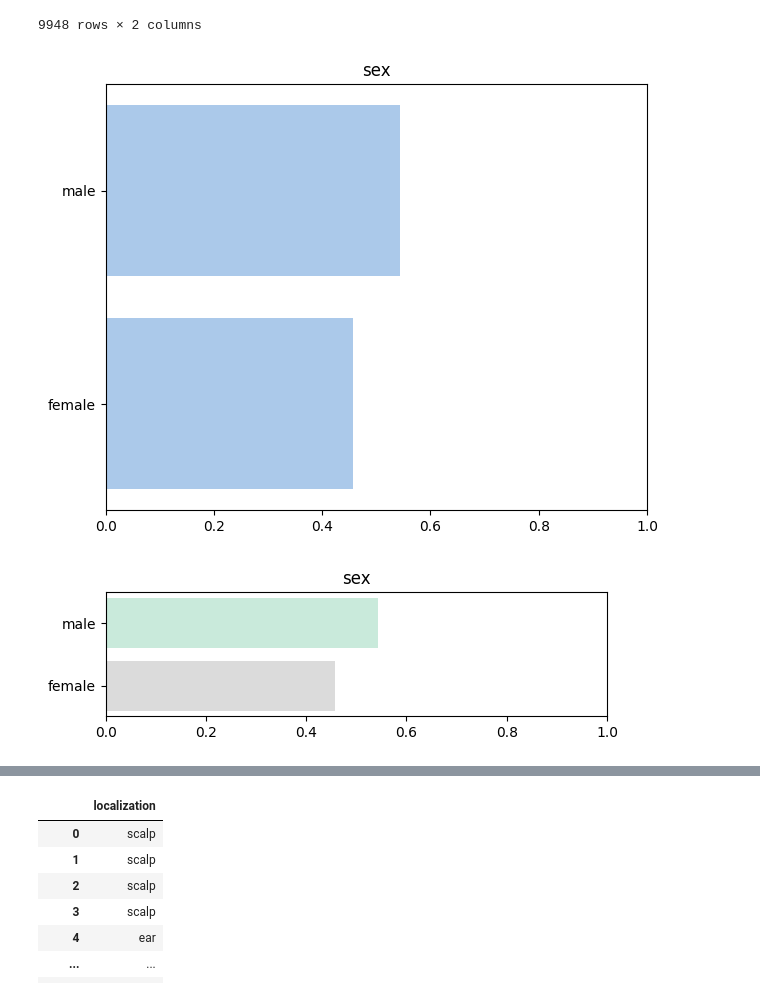
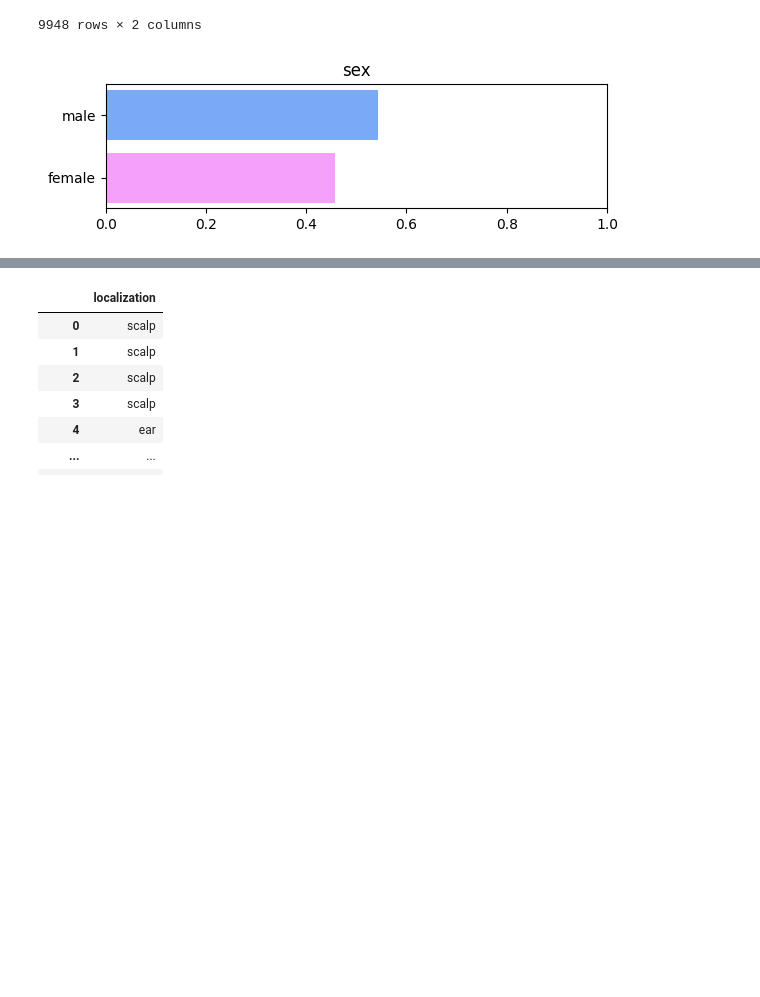
Before and after one commit to andreeriga/Scientific-Visualization-Magistrale, a Jupyter notebook: notebooks/skin.ipynb, the cells around one changed output, grey strips where cells are left out. Drawn from its saved outputs; the diff is of its cells as text; code cells hidden in the pictures; blank space fills up the shorter version.

Commit message:
Fixed colors in skin

```diff
--- a/notebooks/skin.ipynb
+++ b/notebooks/skin.ipynb
@@ -31,40 +31,39 @@ df
 # %%
 col = "sex"
 serie = df[col].value_counts(normalize=True)
 serie.sort_values(inplace=True, ascending=False)
-sns.set_color_codes("pastel")
-sns.barplot(x= serie.values, y= [x for x in list(serie.index)], orient='h', color="b")
-plt.xlabel('')
-plt.ylabel('')
-plt.xlim(0, 1.0)
-plt.tight_layout()
-plt.title(col)
-plt.show()
+# sns.set_color_codes("pastel")
+# sns.barplot(x= serie.values, y= [x for x in list(serie.index)], orient='h', color="b")
+# plt.xlabel('')
+# plt.ylabel('')
+# plt.xlim(0, 1.0)
+# plt.tight_layout()
+# plt.title(col)
+# plt.show()
 
 # Matplotlib equivalente al grafico seaborn precedente
 fig, ax = plt.subplots(figsize=(6, max(2, 0.35 * len(serie))))
 labels = list(serie.index)
 values = list(serie.values)
 y_pos = np.arange(len(labels))
 
 # palette pastel
-cmap = plt.get_cmap("Pastel2")
-colors = [cmap(i / max(1, len(labels) - 1)) for i in range(len(labels))]
+# cmap = plt.get_cmap("Pastel2")
+colors = ["#4287f5", "#f279fc"]
 
 bars = ax.barh(y_pos, values, color=colors, alpha=0.7)
 ax.set_yticks(y_pos)
 ax.set_yticklabels(labels)
 ax.invert_yaxis()  # mantengo ordine simile a seaborn
 ax.set_xlabel("")
 ax.set_ylabel("")
 ax.set_xlim(0, 1.0)
 ax.set_title(col)
 plt.tight_layout()
 
 plt.show()
 # %% [output]
-[figure, old version]
+[figure, new version]
-[figure, removed]
 # %%
 max_age = df["age"].max()
 min_age = df["age"].min()
```
Also changed, not shown: parts of 2 cells of this notebook.
